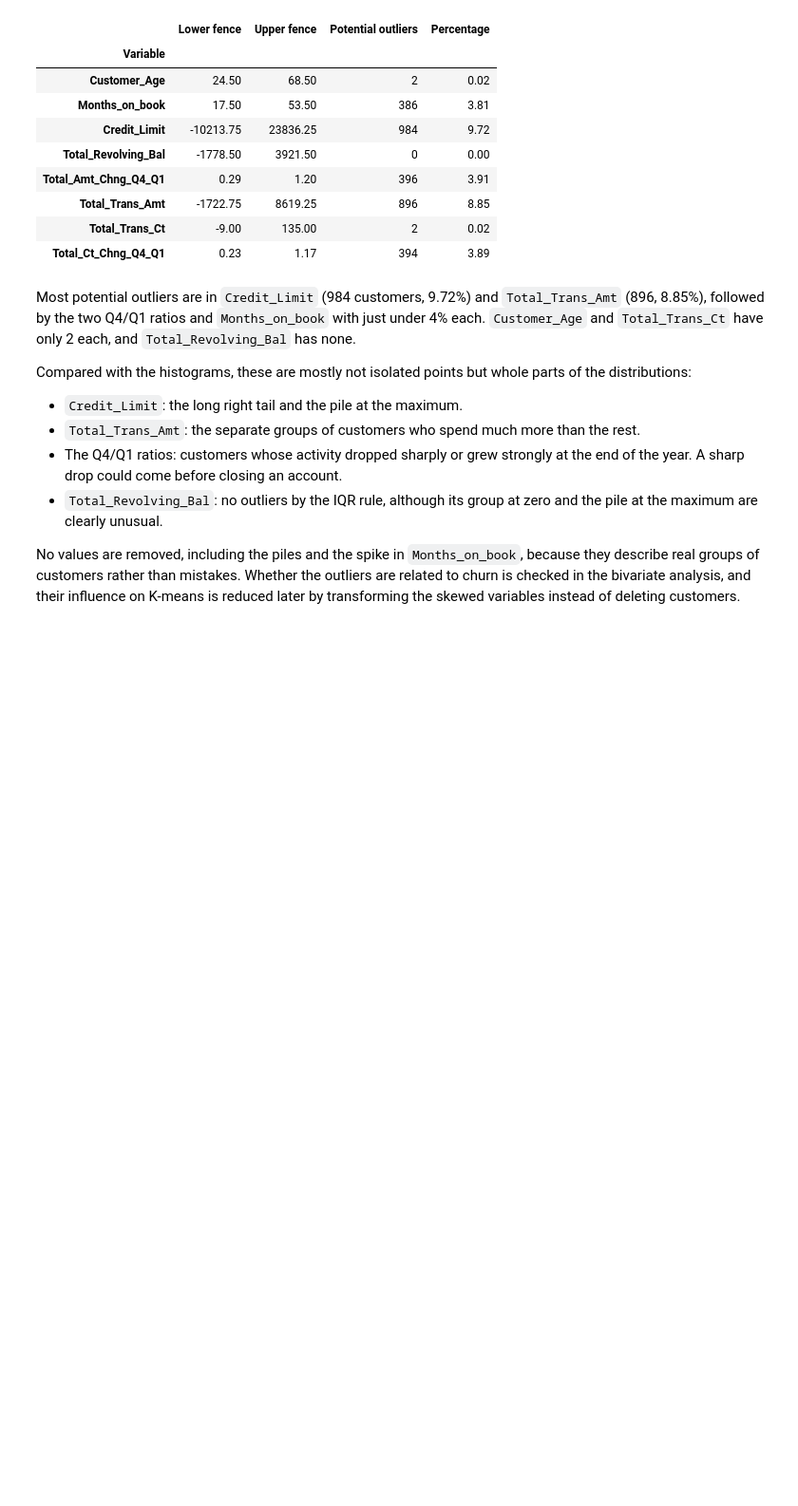
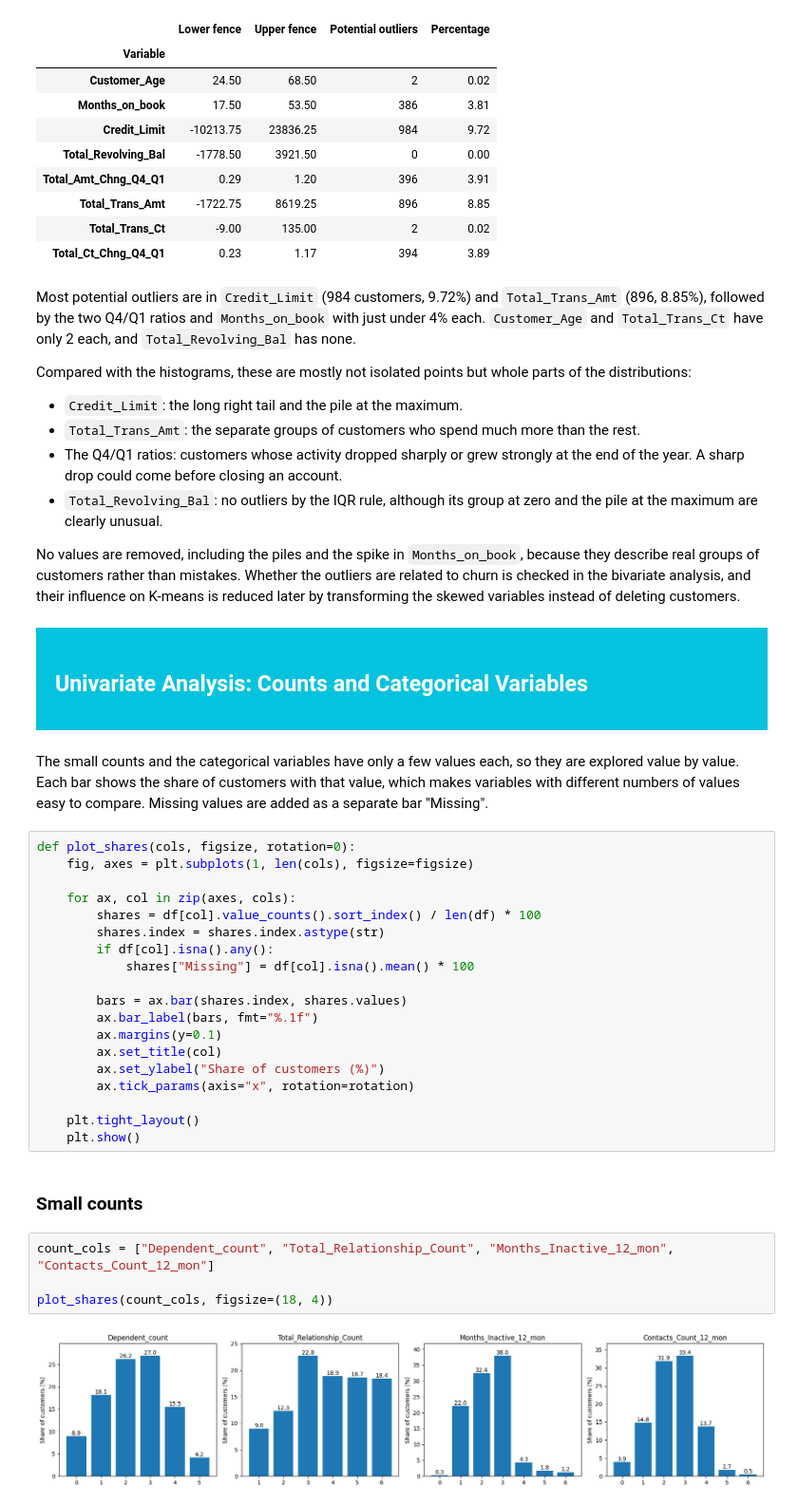
Before and after one commit to d3m1d0s/FoML_projects, a Jupyter notebook: project_1/bankchurners_eda_clustering.ipynb, the cells around one changed output. Shown at 95% size. Drawn from its saved outputs; the diff is of its cells as text; blank space fills up the shorter version.

```diff
--- a/project_1/bankchurners_eda_clustering.ipynb
+++ b/project_1/bankchurners_eda_clustering.ipynb
@@ -572,3 +572,36 @@ Compared with the histograms, these are mostly not isolated points but whole par
 - `Total_Revolving_Bal`: no outliers by the IQR rule, although its group at zero and the pile at the maximum are clearly unusual.
 
 No values are removed, including the piles and the spike in `Months_on_book`, because they describe real groups of customers rather than mistakes. Whether the outliers are related to churn is checked in the bivariate analysis, and their influence on K-means is reduced later by transforming the skewed variables instead of deleting customers.
+# %% [markdown]
+<div style="background-color: #05c3de; padding: 20px;">
+    <h2><font color='white'> Univariate Analysis: Counts and Categorical Variables </font></h2>
+</div>
+# %% [markdown]
+The small counts and the categorical variables have only a few values each, so they are explored value by value. Each bar shows the share of customers with that value, which makes variables with different numbers of values easy to compare. Missing values are added as a separate bar "Missing".
+# %%
+def plot_shares(cols, figsize, rotation=0):
+    fig, axes = plt.subplots(1, len(cols), figsize=figsize)
+
+    for ax, col in zip(axes, cols):
+        shares = df[col].value_counts().sort_index() / len(df) * 100
+        shares.index = shares.index.astype(str)
+        if df[col].isna().any():
+            shares["Missing"] = df[col].isna().mean() * 100
+
+        bars = ax.bar(shares.index, shares.values)
+        ax.bar_label(bars, fmt="%.1f")
+        ax.margins(y=0.1)
+        ax.set_title(col)
+        ax.set_ylabel("Share of customers (%)")
+        ax.tick_params(axis="x", rotation=rotation)
+
+    plt.tight_layout()
+    plt.show()
+# %% [markdown]
+### Small counts
+# %%
+count_cols = ["Dependent_count", "Total_Relationship_Count", "Months_Inactive_12_mon", "Contacts_Count_12_mon"]
+
+plot_shares(count_cols, figsize=(18, 4))
+# %% [output]
+[figure, added]
```
Also changed, not shown: parts of 4 cells of this notebook.
